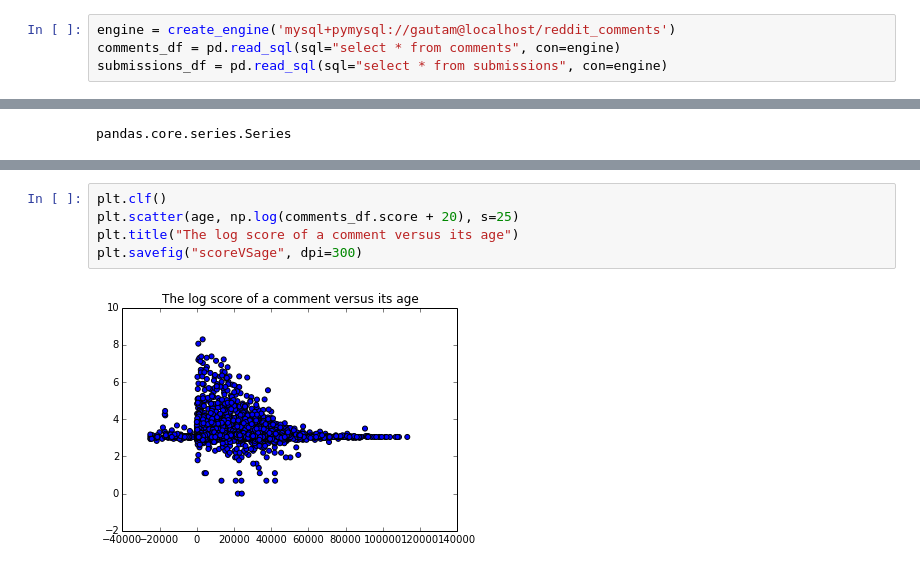
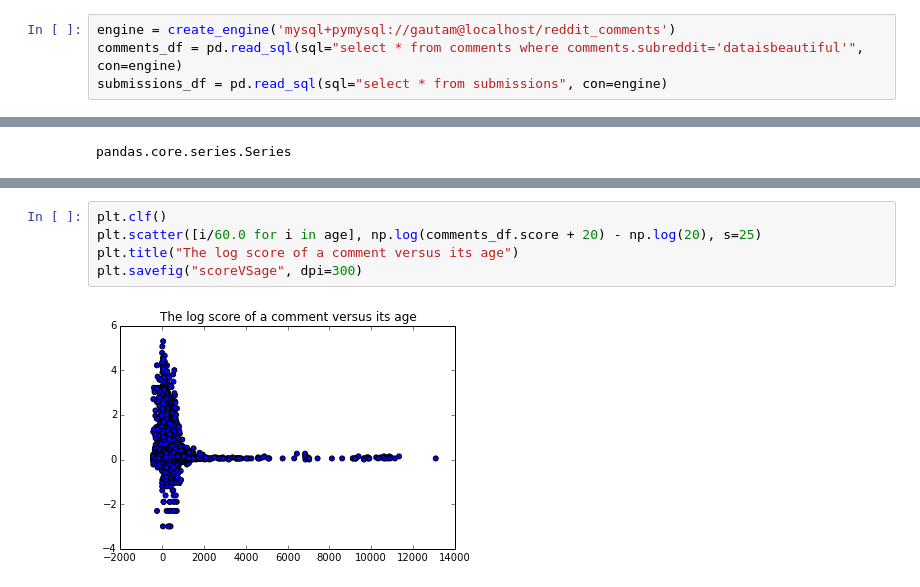
Before and after one commit to gautsi/creddit_score, a Jupyter notebook: notebooks/exploratory_analysis.ipynb, the cells around one changed output, grey strips where cells are left out. Saved outputs shown, nothing was run; the diff lists cells and outputs as text.

```diff
--- a/notebooks/exploratory_analysis.ipynb
+++ b/notebooks/exploratory_analysis.ipynb
@@ -9,6 +9,6 @@ import pandas as pd
 from sqlalchemy import MetaData, create_engine
 # %%
 engine = create_engine('mysql+pymysql://gautam@localhost/reddit_comments')
-comments_df = pd.read_sql(sql="select * from comments", con=engine)
+comments_df = pd.read_sql(sql="select * from comments where comments.subreddit='dataisbeautiful'", con=engine)
 submissions_df = pd.read_sql(sql="select * from submissions", con=engine)
 # %%
@@ -85,8 +87,8 @@ submissions_df.head()
 | 4 | 15 | t3_38irgn | The disappointment. |  | 1433432489 | 1433456268 | 4 | 5000fed | 0 |
 # %%
 plt.clf()
-plt.scatter(age, np.log(comments_df.score + 20), s=25)
+plt.scatter([i/60.0 for i in age], np.log(comments_df.score + 20) - np.log(20), s=25)
 plt.title("The log score of a comment versus its age")
 plt.savefig("scoreVSage", dpi=300)
 # %% [output]
-[figure, old version]
+[figure, new version]
```
Also changed, not shown: parts of 7 cells of this notebook, 2 other files.
